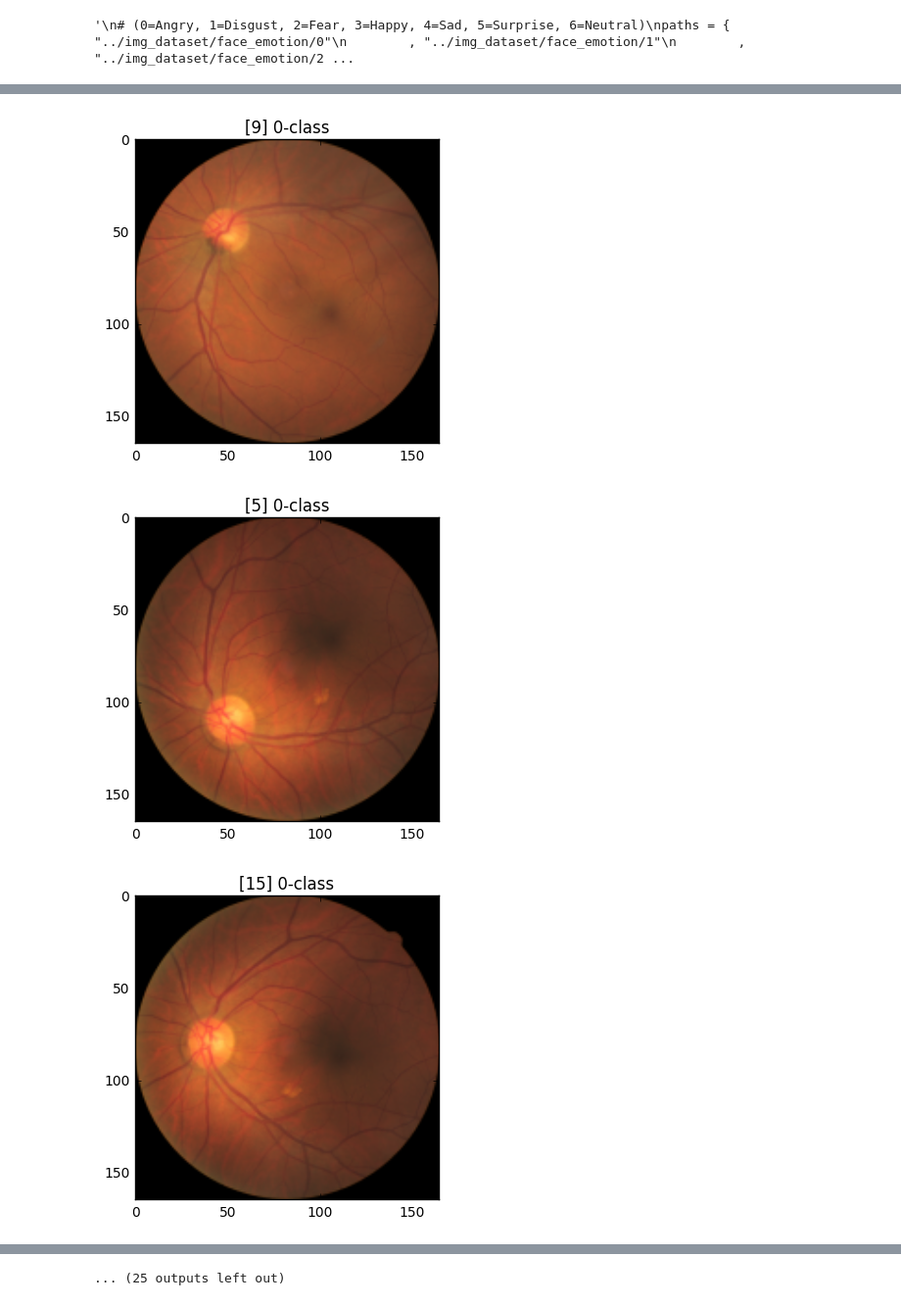
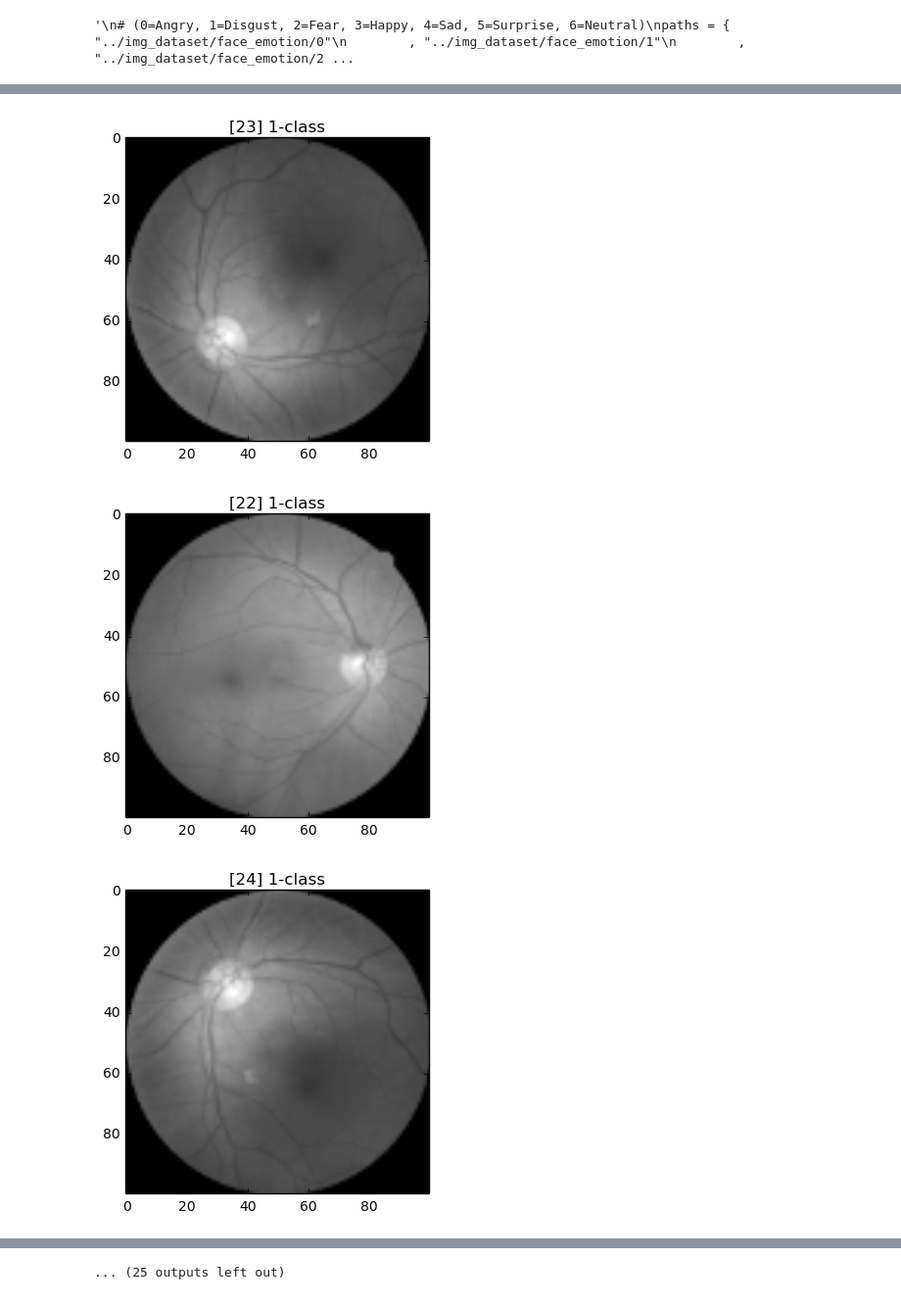
Before and after one commit to mp-wjcheon/ml_Tensorflow, a Jupyter notebook: notebooks/CustomDataGenerator.ipynb, the cells around one changed output, grey strips where cells are left out. Shown at 98% size. Cells and saved outputs as stored; diff of their text form; code cells hidden in the pictures.

```diff
--- a/notebooks/CustomDataGenerator.ipynb
+++ b/notebooks/CustomDataGenerator.ipynb
@@ -11,10 +11,13 @@ PACKAGES LOADED
+# %%
+def rgb2gray(rgb):
+    return np.dot(rgb[...,:3], [0.299, 0.587, 0.114])
 # %%
 # CURRENT FOLDER
 cwd = os.getcwd()
 # RELATIVE PATHS OF FOLDERS CONSTAINING IMAGES
 
-paths = { "../datas/retina/normal"
-        , "../datas/retina/abnormal"}
+paths = { "./datas/retina/normal"
+        , "./datas/retina/abnormal"}
 '''
 # (0=Angry, 1=Disgust, 2=Fear, 3=Happy, 4=Sad, 5=Surprise, 6=Neutral)
 paths = { "../img_dataset/face_emotion/0"
@@ -29,7 +32,7 @@ paths = { "../img_dataset/face_emotion/0"
 # %% [output]
 '\n# (0=Angry, 1=Disgust, 2=Fear, 3=Happy, 4=Sad, 5=Surprise, 6=Neutral)\npaths = { "../img_dataset/face_emotion/0"\n        , "../img_dataset/face_emotion/1"\n        , "../img_dataset/face_emotion/2 ...
 # %%
-imgsize    = [165, 165, 3];
+imgsize    = [100, 100, 1];
 nclass     = len(paths)
 valid_exts = [".jpg",".gif",".png",".tga", ".jpeg"]
 imgcnt     = 0
@@ -46,6 +49,8 @@ for i, relpath in zip(range(nclass), paths):
         fullpath   = os.path.join(path, f)
         currimg    = imread(fullpath)
         imgsmall   = imresize(currimg, [imgsize[0], imgsize[1]])/255.
+        if imgsize[2] == 1:
+            imgsmall = rgb2gray(imgsmall)
         imgvec     = np.reshape(imgsmall, (1, -1))
         curr_label = np.eye(nclass, nclass)[i:i+1, :]
         if imgcnt is 0:
@@ -84,7 +89,7 @@ print("%d TRAIN AND %d TEST IMAGES" % (len(trainidx), len(testidx)))
 print("EACH IAMGE IS (%d, %d, ) = %d-DIMENSINOAL VECTOR"
       % (imgsize[0], imgsize[1], trainimg.shape[1]))
 
-savepath = cwd + "/data.npz"
+savepath = cwd + "/data_retina.npz"
 np.savez(savepath, trainimg=trainimg, trainlabel=trainlabel
          , testimg=testimg, testlabel=testlabel, imgsize=imgsize)
 print ("DATA SAVED TO %s" % (savepath))
@@ -119,3 +124,3 @@ DATA SAVED TO /home/wjcheon/MachineLearning/TensorFlow-wjcheon/notebooks/data.np
-[figure, old version]
+[figure, new version]
-[figure, old version]
+[figure, new version]
-[figure, old version]
+[figure, new version]
```
Also changed, not shown: parts of 7 cells of this notebook, 4 other files.
